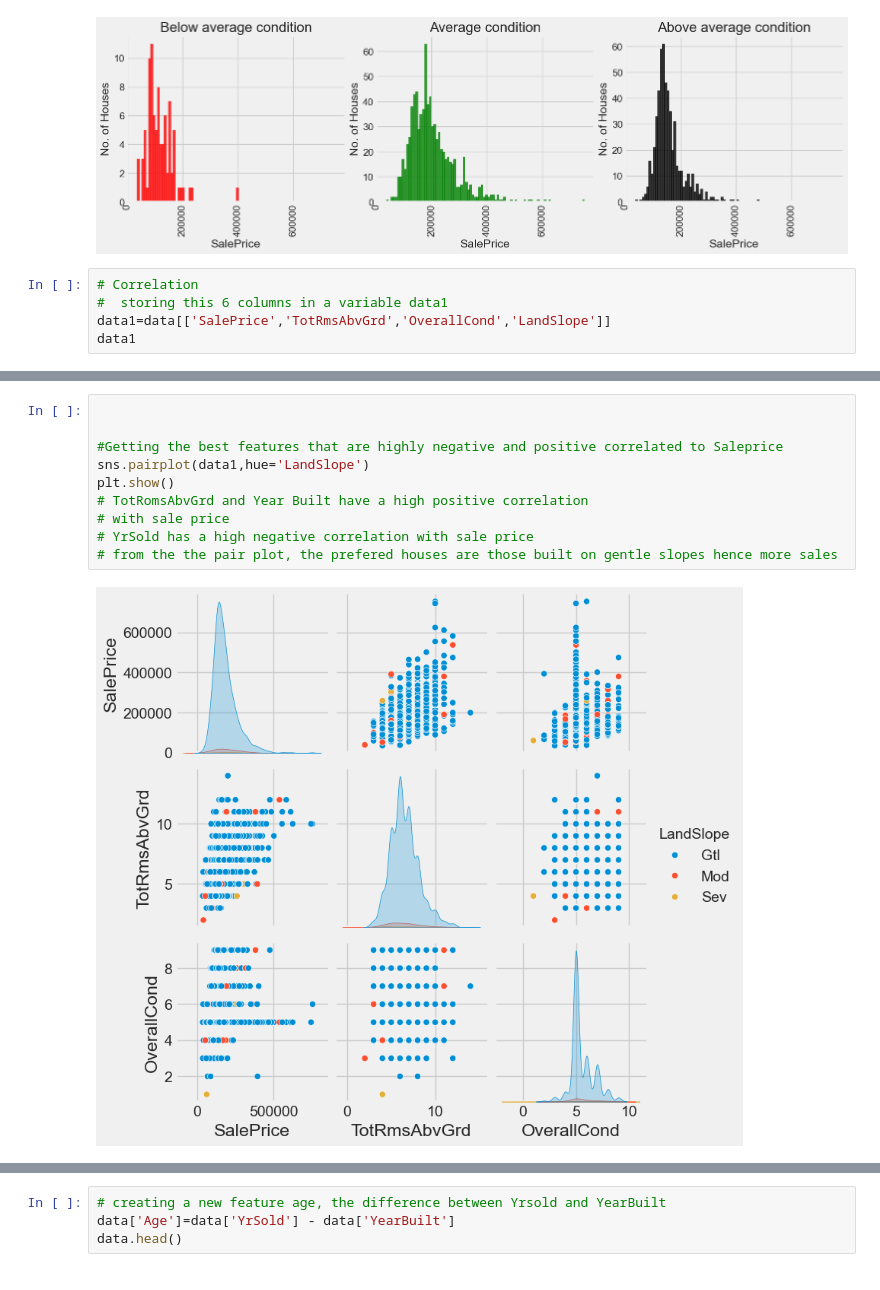
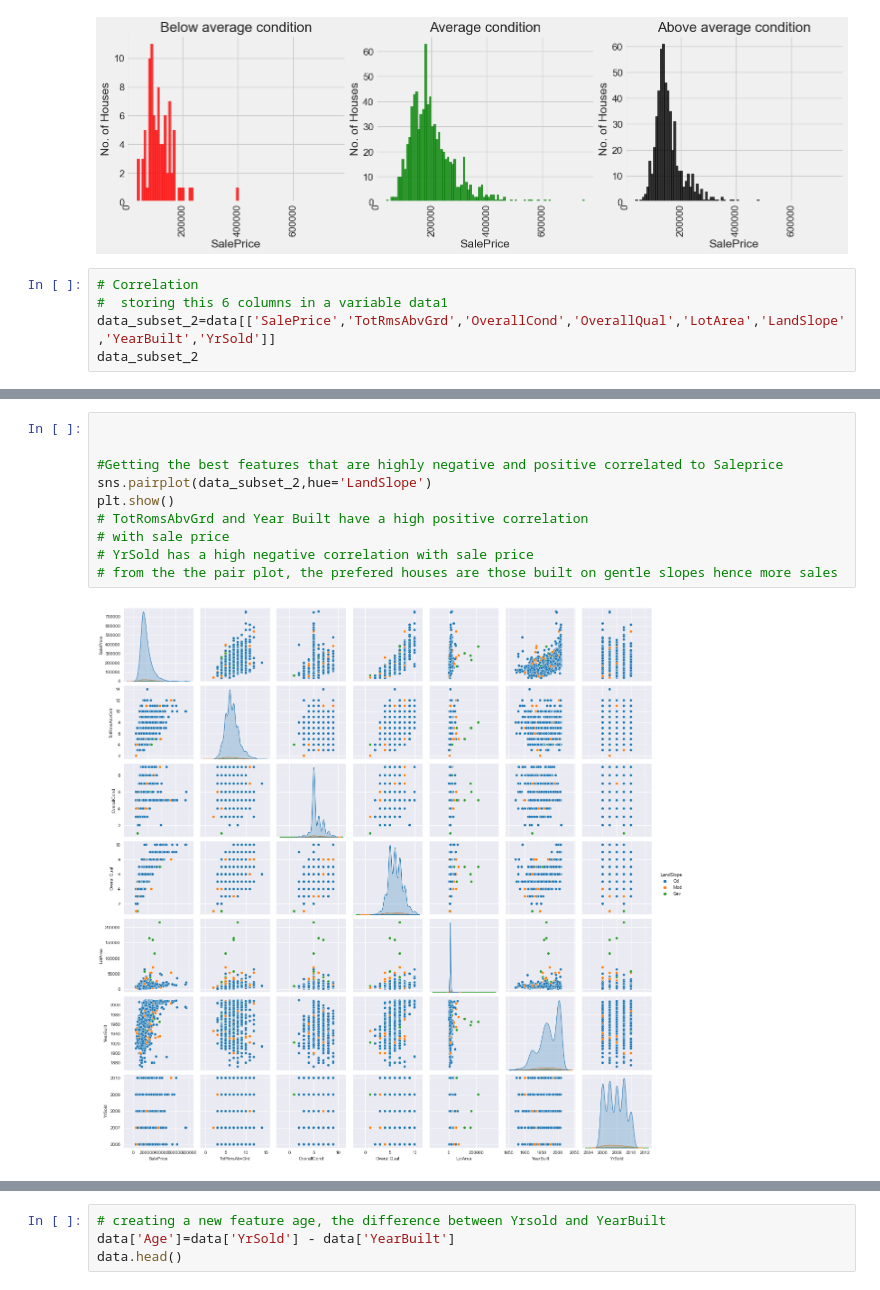
Before and after one commit to JMurage/Ames-analysis, a Jupyter notebook: Ames_data_analysis.ipynb, the cells around one changed output, grey strips where cells are left out. Saved outputs shown, nothing was run; the diff lists cells and outputs as text.

Commit message:
adding corrections on correlation visualization

```diff
--- a/Ames_data_analysis.ipynb
+++ b/Ames_data_analysis.ipynb
@@ -248,6 +249,6 @@ plt.show()
 # %%
 # Correlation
 #  storing this 6 columns in a variable data1
-data1=data[['SalePrice','TotRmsAbvGrd','OverallCond','LandSlope']]
-data1
+data_subset_2=data[['SalePrice','TotRmsAbvGrd','OverallCond','OverallQual','LotArea','LandSlope','YearBuilt','YrSold']]
+data_subset_2
 # %% [output]
@@ -267,14 +268,14 @@ data1
 # %%
 
 
 #Getting the best features that are highly negative and positive correlated to Saleprice
-sns.pairplot(data1,hue='LandSlope')
+sns.pairplot(data_subset_2,hue='LandSlope')
 plt.show()
 # TotRomsAbvGrd and Year Built have a high positive correlation
 # with sale price
 # YrSold has a high negative correlation with sale price
 # from the the pair plot, the prefered houses are those built on gentle slopes hence more sales
 # %% [output]
-[figure, old version]
+[figure, new version]
 # %%
 
```
Also changed, not shown: parts of 8 cells of this notebook.
